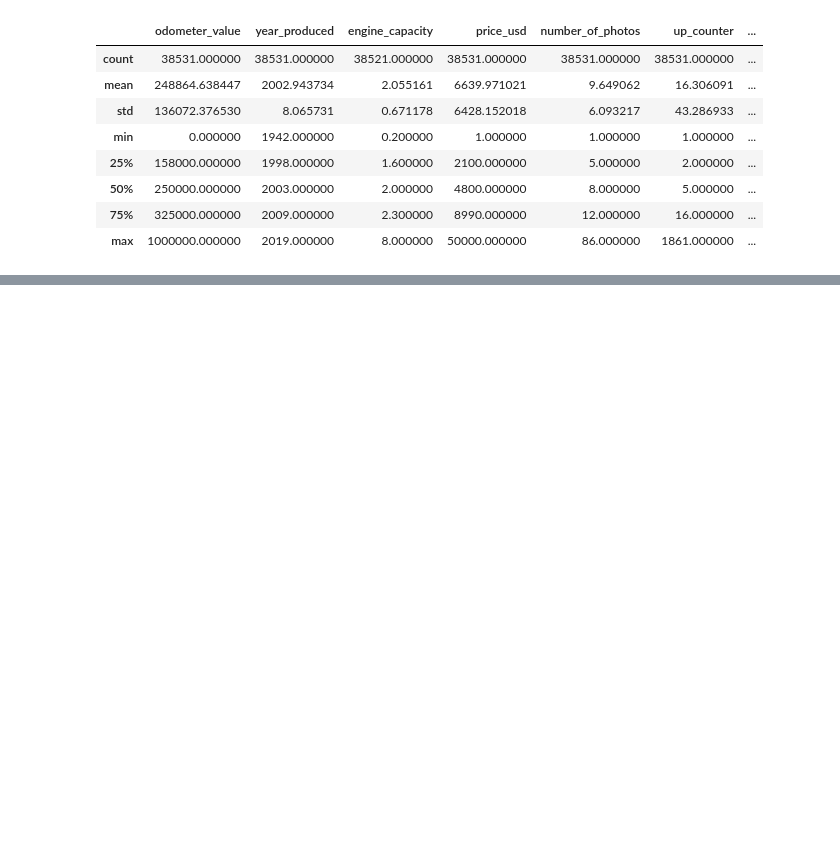
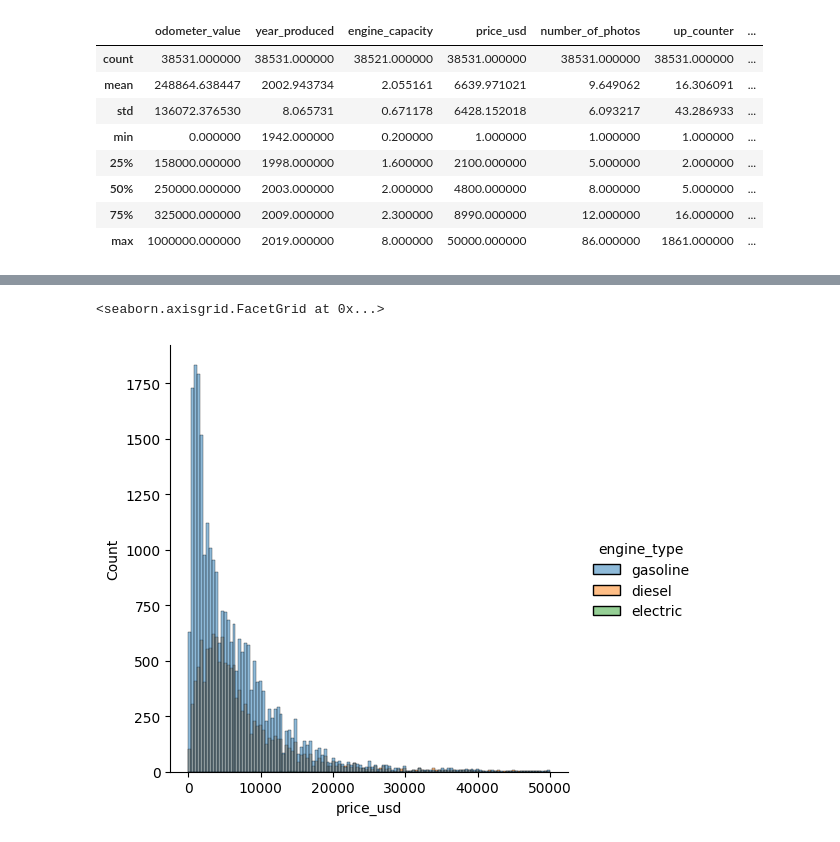
Before and after one commit to luchoss10/stadistics_couse, a Jupyter notebook: 04_tipos_de_datos.ipynb, the cells around one changed output, grey strips where cells are left out. Cells and saved outputs as stored; diff of their text form; code cells hidden in the pictures; blank space fills up the shorter version.

```diff
--- a/04_tipos_de_datos.ipynb
+++ b/04_tipos_de_datos.ipynb
@@ -45,0 +61,5 @@ cars_df.describe()
+# %%
+sns.displot(cars_df, x= "price_usd", hue="engine_type")
+# %% [output]
+<seaborn.axisgrid.FacetGrid at 0x...>
+[figure, added]
```
Also changed, not shown: parts of 6 cells of this notebook.
